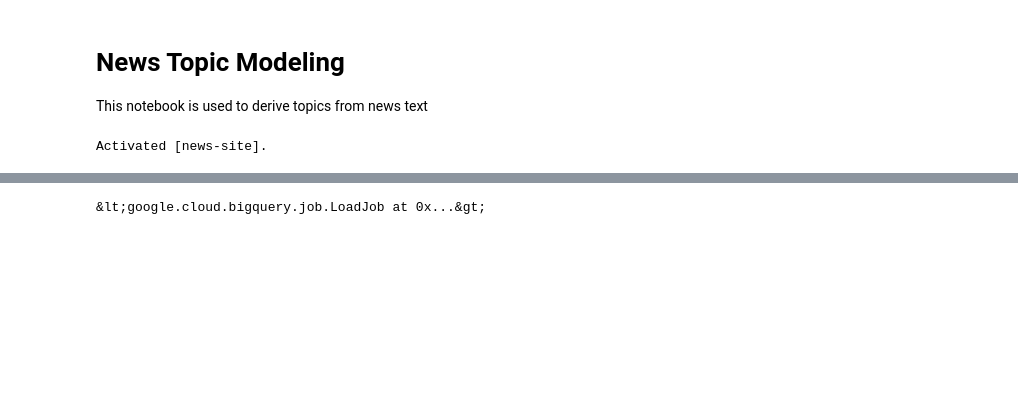
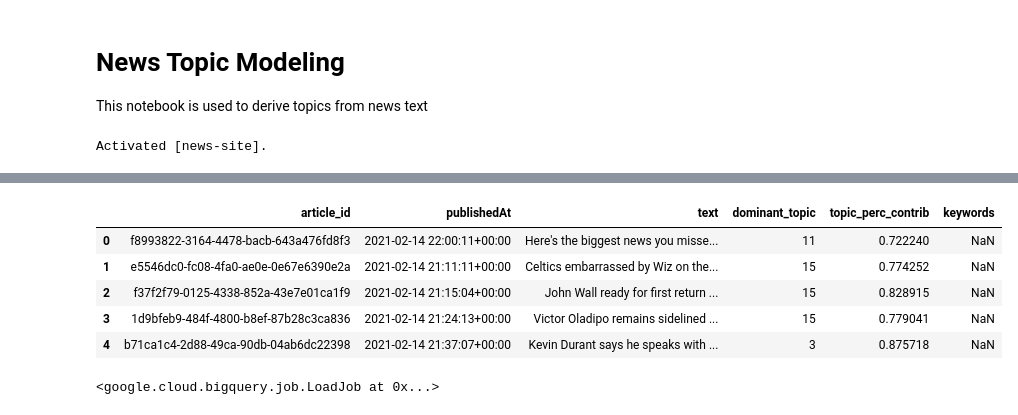
Before and after one commit to slowmosteve/news-app, a Jupyter notebook: modeling/topic-prod.ipynb, the cells around one changed output, grey strips where cells are left out. Cells and saved outputs as stored; diff of their text form; code cells hidden in the pictures; blank space fills up the shorter version.

```diff
--- a/modeling/topic-prod.ipynb
+++ b/modeling/topic-prod.ipynb
@@ -245,0 +113,10 @@ output_df
+# %%
+# add cluster predictions to dataframe
+news_df['cluster'] = y_kmeans
+# %%
+# add distance to nearest cluster
+news_df['distance'] = numpy.min(kmeans.fit_transform(X), axis=1)
+# %%
+# evaluate closest articles for clusters
+pandas.set_option('display.max_colwidth', None)
+news_df[['text','cluster','distance']][news_df['cluster'] == 0].sort_values(by=['distance']).head(5)
@@ -245,0 +150,20 @@ output_df
+# %%
+# add temporary columns for keywords
+news_df['keywords'] = numpy.nan
+
+# rename distance to topic_perc_contrib to fit legacy schema
+news_df.rename(columns={'cluster': 'dominant_topic', 'distance': 'topic_perc_contrib'}, inplace=True)
+
+# drop embedding columns
+news_df.drop(['tf_embedding', 'embedding'], axis=1, inplace=True)
+# %%
+pandas.reset_option('display')
+
+news_df.head()
+# %% [output]
+|  | article_id | publishedAt | text | dominant_topic | topic_perc_contrib | keywords |
+| 0 | f8993822-3164-4478-bacb-643a476fd8f3 | 2021-02-14 22:00:11+00:00 | Here's the biggest news you misse... | 11 | 0.722240 | NaN |
+| 1 | e5546dc0-fc08-4fa0-ae0e-0e67e6390e2a | 2021-02-14 21:11:11+00:00 | Celtics embarrassed by Wiz on the... | 15 | 0.774252 | NaN |
+| 2 | f37f2f79-0125-4338-852a-43e7e01ca1f9 | 2021-02-14 21:15:04+00:00 | John Wall ready for first return ... | 15 | 0.828915 | NaN |
+| 3 | 1d9bfeb9-484f-4800-b8ef-87b28c3ca836 | 2021-02-14 21:24:13+00:00 | Victor Oladipo remains sidelined ... | 15 | 0.779041 | NaN |
+| 4 | b71ca1c4-2d88-49ca-90db-04ab6dc22398 | 2021-02-14 21:37:07+00:00 | Kevin Durant says he speaks with ... | 3 | 0.875718 | NaN |
@@ -267,13 +195,13 @@ job_config = bigquery.LoadJobConfig(
 # %%
 table_id = "news-site-280319.topics.article_topics"
 job = client.load_table_from_dataframe(
-    output_df,
+    news_df,
     table_id,
     job_config=job_config
 )  # Make an API request.
 job.result()  # Wait for the job to complete.
 # %% [output]
-&lt;google.cloud.bigquery.job.LoadJob at 0x...&gt;
+<google.cloud.bigquery.job.LoadJob at 0x...>
 # %%
 # check job status
 job.result().state
```
Also changed, not shown: parts of 37 cells of this notebook.
